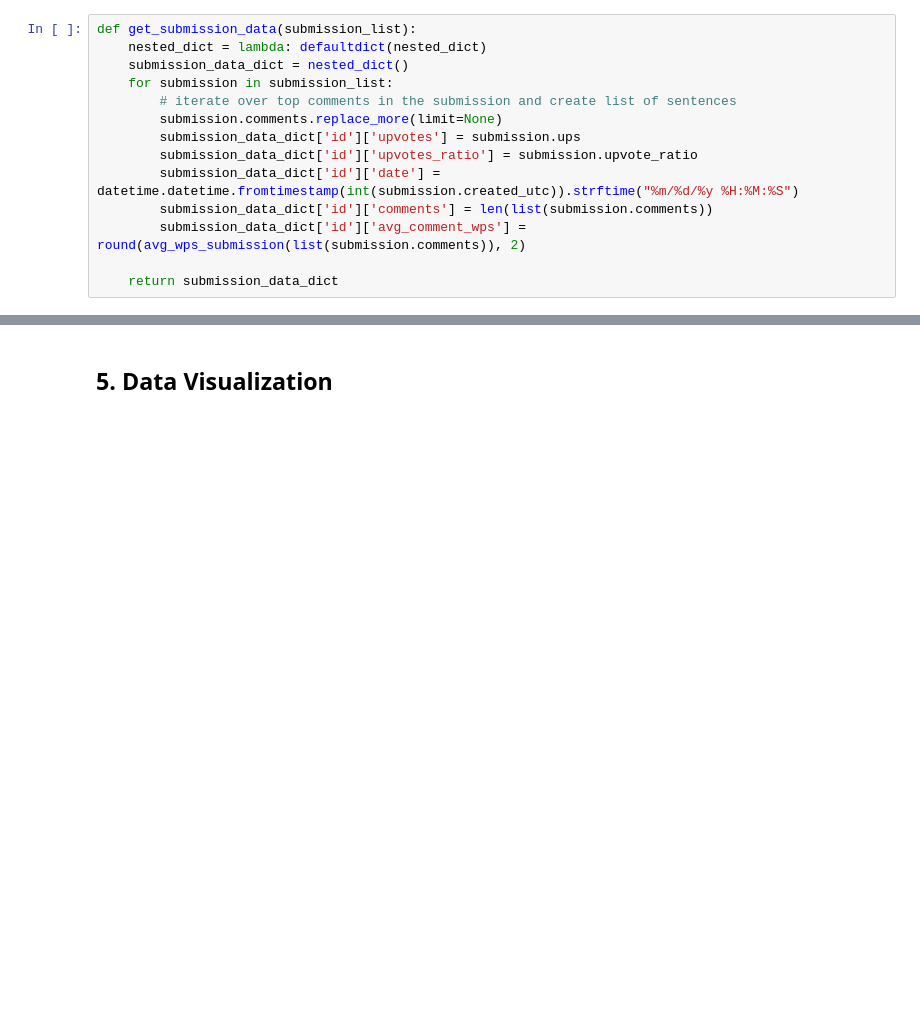
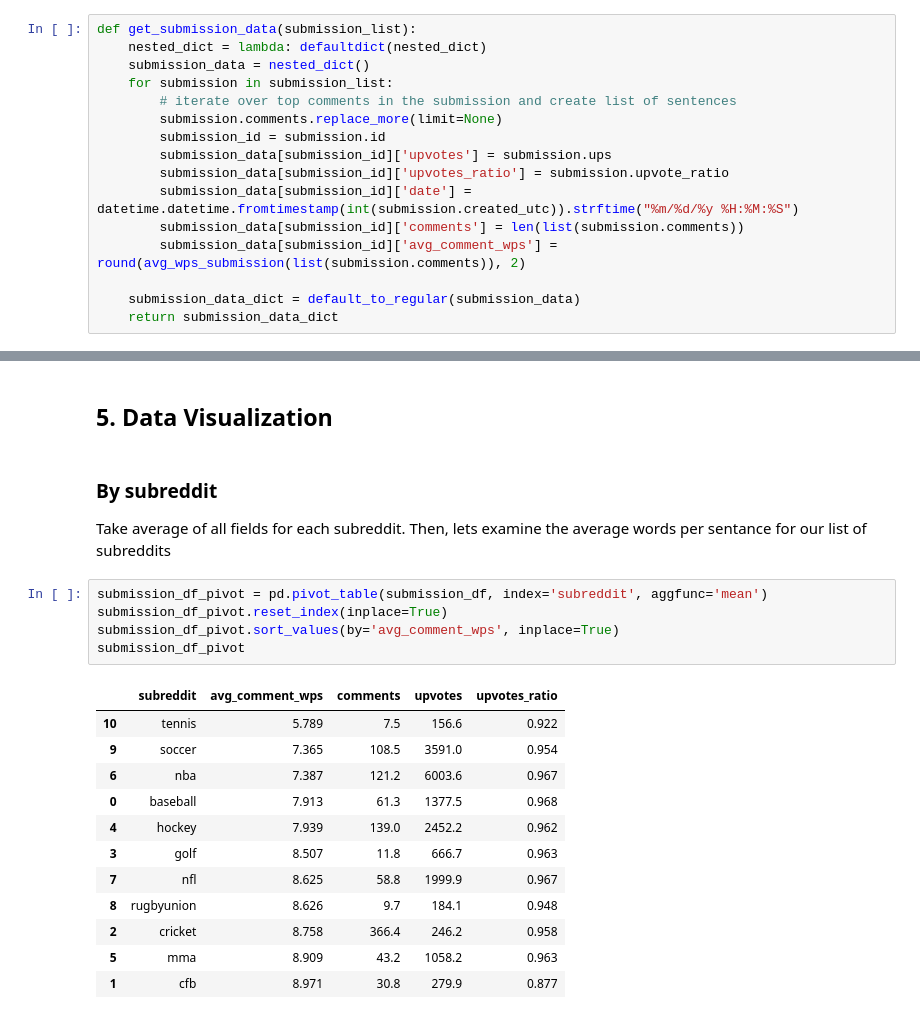
Before and after one commit to himi64/reddit_nlp, a Jupyter notebook: reddit_avg_sentence_length.ipynb, the cells around one changed output, grey strips where cells are left out. Saved outputs shown, nothing was run; the diff lists cells and outputs as text; blank space fills up the shorter version.

```diff
--- a/reddit_avg_sentence_length.ipynb
+++ b/reddit_avg_sentence_length.ipynb
@@ -168,16 +164,18 @@ def avg_wps_subreddit(submission_list):
 # %%
 def get_submission_data(submission_list):
     nested_dict = lambda: defaultdict(nested_dict)
-    submission_data_dict = nested_dict()
+    submission_data = nested_dict()
     for submission in submission_list:
         # iterate over top comments in the submission and create list of sentences
         submission.comments.replace_more(limit=None)
-        submission_data_dict['id']['upvotes'] = submission.ups
-        submission_data_dict['id']['upvotes_ratio'] = submission.upvote_ratio
-        submission_data_dict['id']['date'] = datetime.datetime.fromtimestamp(int(submission.created_utc)).strftime("%m/%d/%y %H:%M:%S")
-        submission_data_dict['id']['comments'] = len(list(submission.comments))
-        submission_data_dict['id']['avg_comment_wps'] = round(avg_wps_submission(list(submission.comments)), 2)
+        submission_id = submission.id
+        submission_data[submission_id]['upvotes'] = submission.ups
+        submission_data[submission_id]['upvotes_ratio'] = submission.upvote_ratio
+        submission_data[submission_id]['date'] = datetime.datetime.fromtimestamp(int(submission.created_utc)).strftime("%m/%d/%y %H:%M:%S")
+        submission_data[submission_id]['comments'] = len(list(submission.comments))
+        submission_data[submission_id]['avg_comment_wps'] = round(avg_wps_submission(list(submission.comments)), 2)
 
+    submission_data_dict = default_to_regular(submission_data)
     return submission_data_dict
 # %% [markdown]
 #### Iterate over the list of Subreddits
@@ -269,2 +292,23 @@ avg_sentence_length_df.to_csv('avg_wps_hottest_20_n1.csv', index=False)
 # %% [markdown]
 ## 5. Data Visualization
+# %% [markdown]
+### By subreddit
+Take average of all fields for each subreddit. Then, lets examine the average words per sentance for our list of subreddits
+# %%
+submission_df_pivot = pd.pivot_table(submission_df, index='subreddit', aggfunc='mean')
+submission_df_pivot.reset_index(inplace=True)
+submission_df_pivot.sort_values(by='avg_comment_wps', inplace=True)
+submission_df_pivot
+# %% [output]
+|  | subreddit | avg_comment_wps | comments | upvotes | upvotes_ratio |
+| 10 | tennis | 5.789 | 7.5 | 156.6 | 0.922 |
+| 9 | soccer | 7.365 | 108.5 | 3591.0 | 0.954 |
+| 6 | nba | 7.387 | 121.2 | 6003.6 | 0.967 |
+| 0 | baseball | 7.913 | 61.3 | 1377.5 | 0.968 |
+| 4 | hockey | 7.939 | 139.0 | 2452.2 | 0.962 |
+| 3 | golf | 8.507 | 11.8 | 666.7 | 0.963 |
+| 7 | nfl | 8.625 | 58.8 | 1999.9 | 0.967 |
+| 8 | rugbyunion | 8.626 | 9.7 | 184.1 | 0.948 |
+| 2 | cricket | 8.758 | 366.4 | 246.2 | 0.958 |
+| 5 | mma | 8.909 | 43.2 | 1058.2 | 0.963 |
+| 1 | cfb | 8.971 | 30.8 | 279.9 | 0.877 |
```
Also changed, not shown: parts of 22 cells of this notebook, 1 other file.
